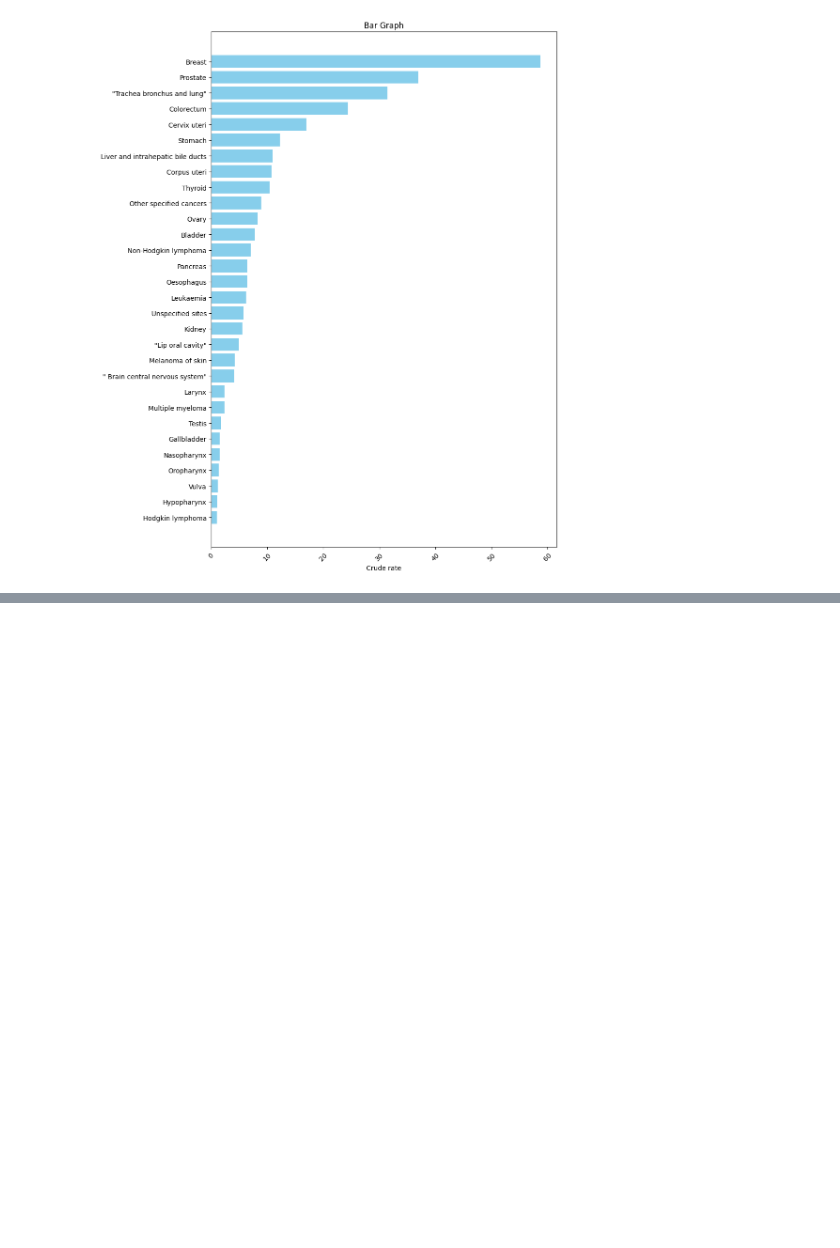
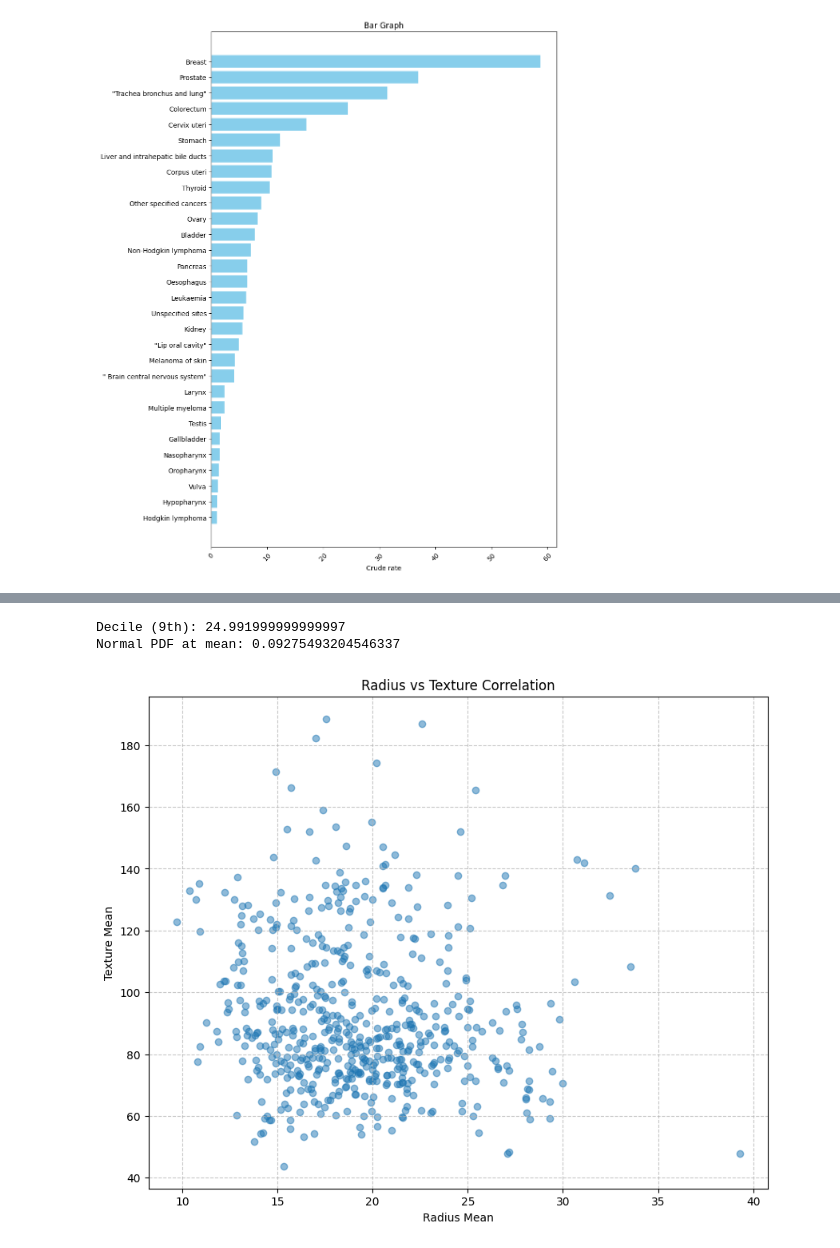
Before and after one commit to mrhamana/mammo-da, a Jupyter notebook: pythonside/main.ipynb, the cells around one changed output, grey strips where cells are left out. Drawn from its saved outputs; the diff is of its cells as text; code cells hidden in the pictures; blank space fills up the shorter version.

Commit message:
Finish all functions implementions in main.ipynb file

```diff
--- a/pythonside/main.ipynb
+++ b/pythonside/main.ipynb
@@ -71,0 +143,17 @@ gh.plot_sorted_horizontal_bar_graph(data,30)
+# %%
+# Probability Functions
+print("Decile (9th):", decile(radius_mean[1], 9))
+print("Normal PDF at mean:", normal_pdf(mean(radius_mean[1]),
+                                     mean(radius_mean[1]),
+                                     standard_deviation(radius_mean[1])))
+# %% [output]
+Decile (9th): 24.991999999999997
+Normal PDF at mean: 0.09275493204546337
+# %%
+# Additional Visualizations
+gh.scatter_plot(radius_mean[1], texture_mean[1],
+                xlabel='Radius Mean',
+                ylabel='Texture Mean',
+                title='Radius vs Texture Correlation')
+# %% [output]
+[figure, added]
```
Also changed, not shown: parts of 9 cells of this notebook, 2 other files.
